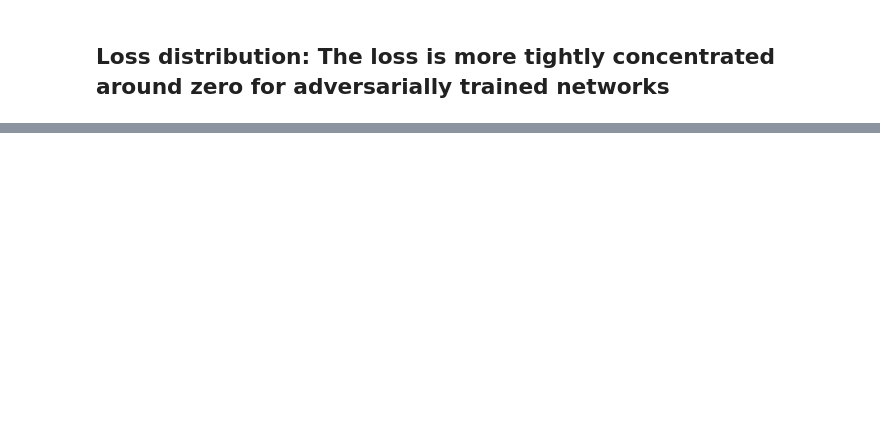
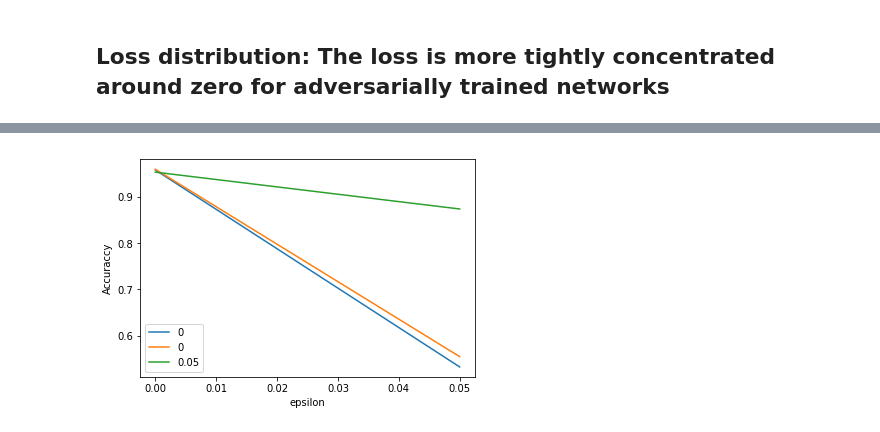
Before and after one commit to Stellakats/Adversarial_Attacks, a Jupyter notebook: Defence.ipynb, the cells around one changed output, grey strips where cells are left out. Saved outputs shown, nothing was run; the diff lists cells and outputs as text; code cells hidden in the pictures; blank space fills up the shorter version.

```diff
--- a/Defence.ipynb
+++ b/Defence.ipynb
@@ -291,0 +327,21 @@ plt.show()
+# %%
+#epsilons = [0, 0.05, 0.1, 0.15, 0.2, 0.25, 0.3, 0.35]
+epsilons = [0.05]
+
+train_params = [None]
+for epsilon in epsilons:
+    train_params.append({
+        'k': 5,
+        'epsilon': epsilon,
+        'epsilon_step': epsilon / 4,
+        'clip_min': 0,
+        'clip_max': 1,
+    })
+# %%
+test_loader = torch.utils.data.DataLoader(test_dataset, batch_size=1000, shuffle=False)
+
+accs = train_and_test(
+    train_params,
+    train_params,
+    test_loader
+)
@@ -291,0 +367,25 @@ plt.show()
+# %%
+epsilons = [0, *epsilons]
+
+accuracies = []
+for acc in accs:
+    accuracies.append(list(acc.values()))
+
+f, ax = plt.subplots()
+
+for acc, model in zip(accuracies, epsilons):
+    ax.plot(
+        epsilons,
+        np.array(acc),#[k5_index],
+        label=model
+    )
+
+
+ax.legend(loc='best')
+
+ax.set_xlabel('epsilon')
+ax.set_ylabel('Accuraccy')
+
+plt.show()
+# %% [output]
+[figure, added]
```
Also changed, not shown: parts of 13 cells of this notebook, 2 other files.
